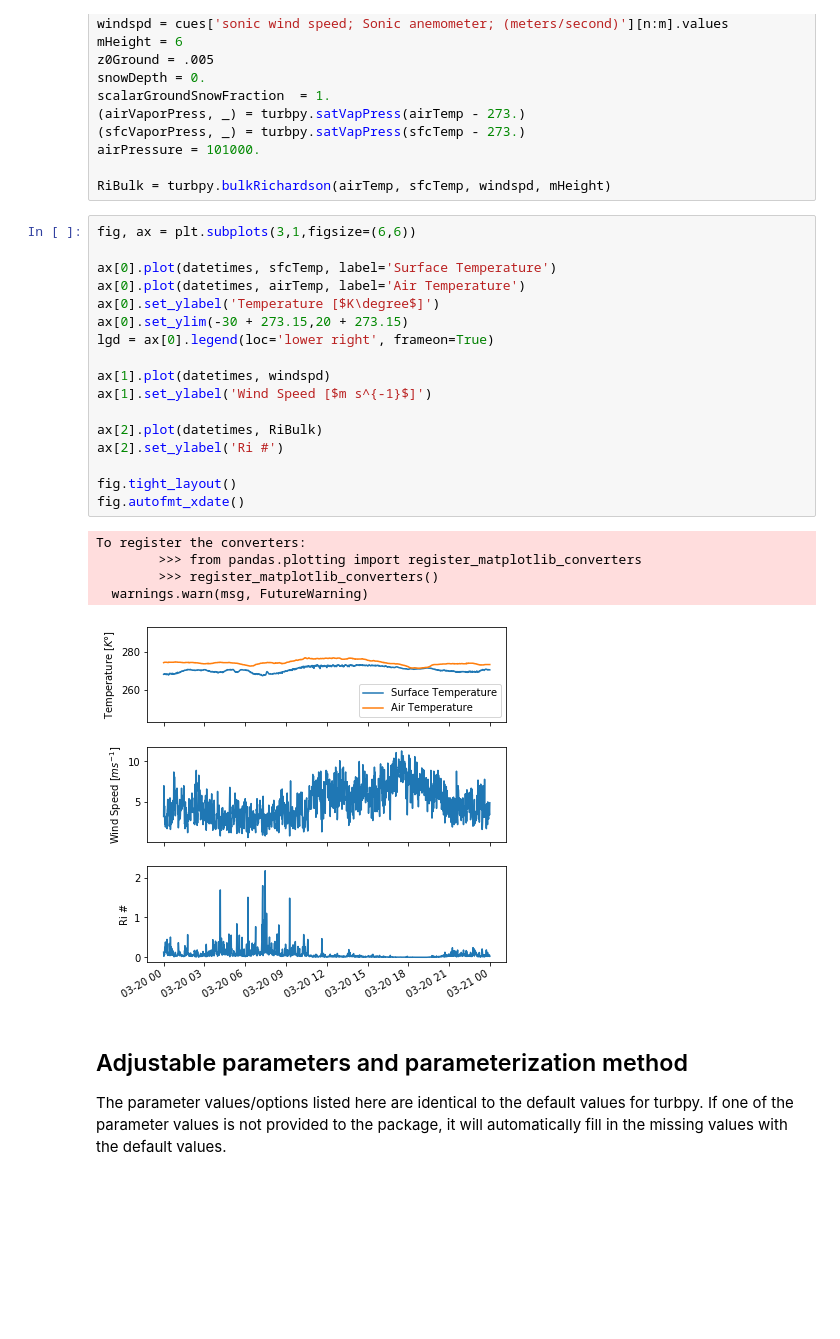
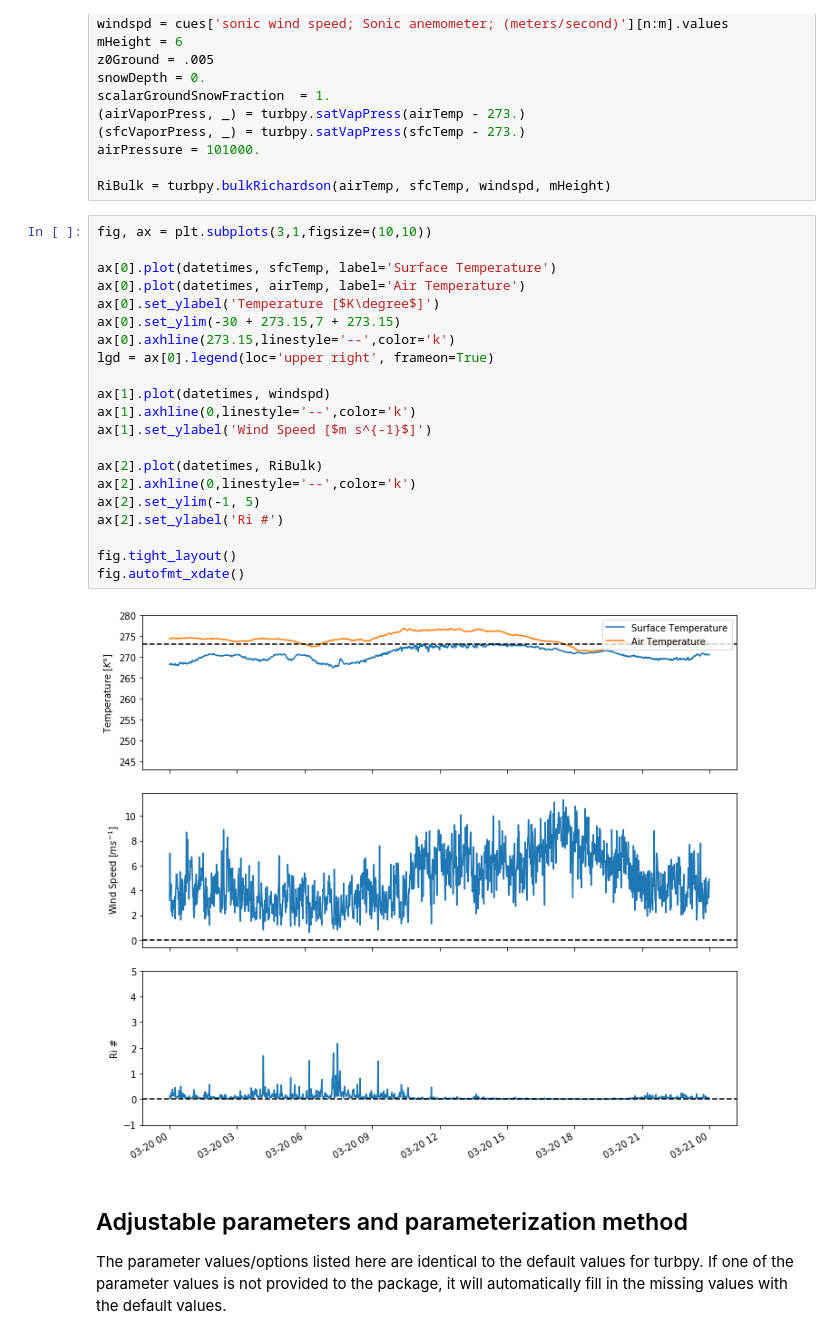
Before and after one commit to moorec52/atmos-boundary-layer, a Jupyter notebook: TF.turbpyDemonstration_sp.ipynb, the cells around one changed output. Saved outputs shown, nothing was run; the diff lists cells and outputs as text; blank space fills up the shorter version.

```diff
--- a/TF.turbpyDemonstration_sp.ipynb
+++ b/TF.turbpyDemonstration_sp.ipynb
@@ -185,28 +185,28 @@ airPressure = 101000.
 
 RiBulk = turbpy.bulkRichardson(airTemp, sfcTemp, windspd, mHeight)
 # %%
-fig, ax = plt.subplots(3,1,figsize=(6,6))
+fig, ax = plt.subplots(3,1,figsize=(10,10))
 
 ax[0].plot(datetimes, sfcTemp, label='Surface Temperature')
 ax[0].plot(datetimes, airTemp, label='Air Temperature')
 ax[0].set_ylabel('Temperature [$K\degree$]')
-ax[0].set_ylim(-30 + 273.15,20 + 273.15)
-lgd = ax[0].legend(loc='lower right', frameon=True)
+ax[0].set_ylim(-30 + 273.15,7 + 273.15)
+ax[0].axhline(273.15,linestyle='--',color='k')
+lgd = ax[0].legend(loc='upper right', frameon=True)
 
 ax[1].plot(datetimes, windspd)
+ax[1].axhline(0,linestyle='--',color='k')
 ax[1].set_ylabel('Wind Speed [$m s^{-1}$]')
 
 ax[2].plot(datetimes, RiBulk)
+ax[2].axhline(0,linestyle='--',color='k')
+ax[2].set_ylim(-1, 5)
 ax[2].set_ylabel('Ri #')
 
 fig.tight_layout()
 fig.autofmt_xdate()
 # %% [output]
-To register the converters:
-        >>> from pandas.plotting import register_matplotlib_converters
-        >>> register_matplotlib_converters()
-  warnings.warn(msg, FutureWarning)
-[figure, old version]
+[figure, new version]
 # %% [markdown]
 ## Adjustable parameters and parameterization method
 
```
Also changed, not shown: parts of 14 cells of this notebook, 2 other files.
